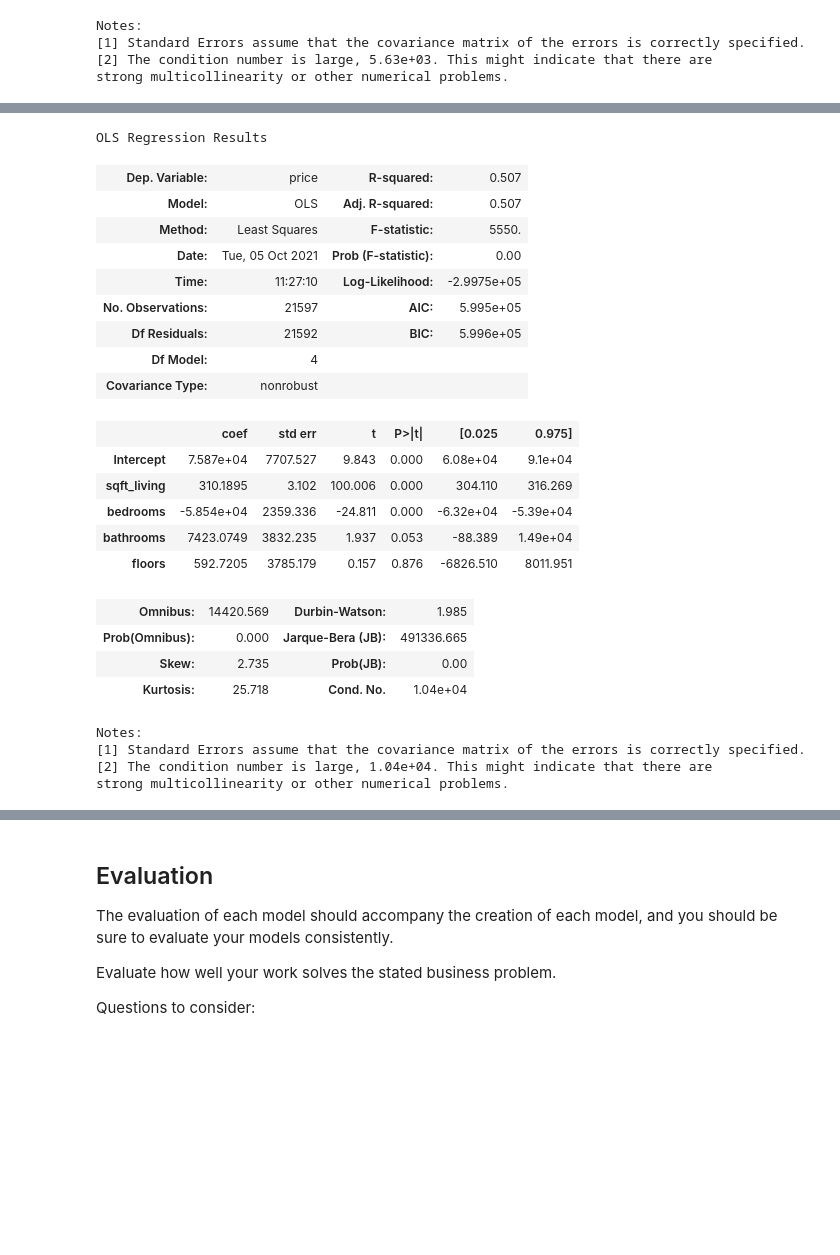
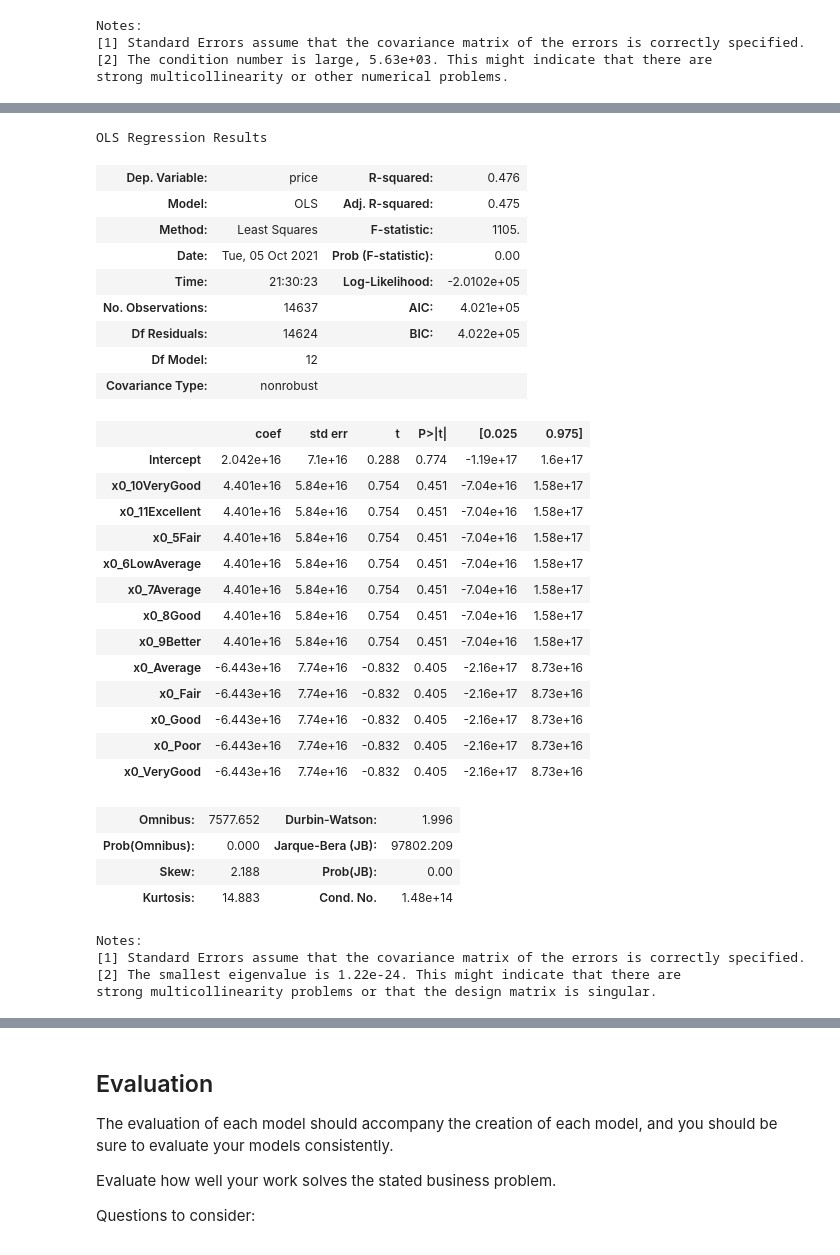
Before and after one commit to Shoemaker703/home_sales_analysis_project, a Jupyter notebook: notebooks/Alex M/Project2AlexM.ipynb, the cells around one changed output, grey strips where cells are left out. Saved outputs shown, nothing was run; the diff lists cells and outputs as text; code cells hidden in the pictures; blank space fills up the shorter version.

```diff
--- a/notebooks/Alex M/Project2AlexM.ipynb
+++ b/notebooks/Alex M/Project2AlexM.ipynb
@@ -54,0 +53,3 @@ df = pd.read_csv('data/kc_house_data_with_distances.csv')
+# %%
+df_train_x = pd.read_csv('../../data/kc_house_data_xtrain_FINAL.csv')
+df_train_y = pd.read_csv('../../data/kc_house_data_ytrain_FINAL.csv')
@@ -64,0 +74,3 @@ df.head()
+# %%
+df_train = df_train_x.join(df_train_y, lsuffix ='Unnamed: 0', rsuffix = 'Unnamed: 0')
+df_train.info()
@@ -65 +95,3 @@ df.head()
+# %%
+df_train.columns = df_train.columns.str.replace(' ', '')
 # %%
@@ -545 +743,4 @@ Notes:
 strong multicollinearity or other numerical problems.
+# %%
+X_cols = list(df_train.columns)
+X_cols[-15:-3]
@@ -546,29 +760,40 @@ strong multicollinearity or other numerical problems.
 # %%
-formula = 'price ~ sqft_living + bedrooms + bathrooms + floors'
-model = ols(formula = formula, data = df).fit()
+formula = 'price ~ '+'+'.join(X_cols[-15:-3])
+model = ols(formula = formula, data = df_train).fit()
 model.summary()
+
+#Condition and grade both do stuff
+# MAKE SURE WE SHOW CLEANING CODE
 # %% [output]
 OLS Regression Results
-| Dep. Variable: | price | R-squared: | 0.507 |
-| Model: | OLS | Adj. R-squared: | 0.507 |
-| Method: | Least Squares | F-statistic: | 5550. |
+| Dep. Variable: | price | R-squared: | 0.476 |
+| Model: | OLS | Adj. R-squared: | 0.475 |
+| Method: | Least Squares | F-statistic: | 1105. |
 | Date: | Tue, 05 Oct 2021 | Prob (F-statistic): | 0.00 |
-| Time: | 11:27:10 | Log-Likelihood: | -2.9975e+05 |
-| No. Observations: | 21597 | AIC: | 5.995e+05 |
-| Df Residuals: | 21592 | BIC: | 5.996e+05 |
-| Df Model: | 4 |  |  |
+| Time: | 21:30:23 | Log-Likelihood: | -2.0102e+05 |
+| No. Observations: | 14637 | AIC: | 4.021e+05 |
+| Df Residuals: | 14624 | BIC: | 4.022e+05 |
+| Df Model: | 12 |  |  |
 | Covariance Type: | nonrobust |  |  |
 |  | coef | std err | t | P>|t| | [0.025 | 0.975] |
-| Intercept | 7.587e+04 | 7707.527 | 9.843 | 0.000 | 6.08e+04 | 9.1e+04 |
-| sqft_living | 310.1895 | 3.102 | 100.006 | 0.000 | 304.110 | 316.269 |
-| bedrooms | -5.854e+04 | 2359.336 | -24.811 | 0.000 | -6.32e+04 | -5.39e+04 |
-| bathrooms | 7423.0749 | 3832.235 | 1.937 | 0.053 | -88.389 | 1.49e+04 |
-| floors | 592.7205 | 3785.179 | 0.157 | 0.876 | -6826.510 | 8011.951 |
+| Intercept | 2.042e+16 | 7.1e+16 | 0.288 | 0.774 | -1.19e+17 | 1.6e+17 |
+| x0_10VeryGood | 4.401e+16 | 5.84e+16 | 0.754 | 0.451 | -7.04e+16 | 1.58e+17 |
+| x0_11Excellent | 4.401e+16 | 5.84e+16 | 0.754 | 0.451 | -7.04e+16 | 1.58e+17 |
+| x0_5Fair | 4.401e+16 | 5.84e+16 | 0.754 | 0.451 | -7.04e+16 | 1.58e+17 |
+| x0_6LowAverage | 4.401e+16 | 5.84e+16 | 0.754 | 0.451 | -7.04e+16 | 1.58e+17 |
+| x0_7Average | 4.401e+16 | 5.84e+16 | 0.754 | 0.451 | -7.04e+16 | 1.58e+17 |
+| x0_8Good | 4.401e+16 | 5.84e+16 | 0.754 | 0.451 | -7.04e+16 | 1.58e+17 |
+| x0_9Better | 4.401e+16 | 5.84e+16 | 0.754 | 0.451 | -7.04e+16 | 1.58e+17 |
+| x0_Average | -6.443e+16 | 7.74e+16 | -0.832 | 0.405 | -2.16e+17 | 8.73e+16 |
+| x0_Fair | -6.443e+16 | 7.74e+16 | -0.832 | 0.405 | -2.16e+17 | 8.73e+16 |
+| x0_Good | -6.443e+16 | 7.74e+16 | -0.832 | 0.405 | -2.16e+17 | 8.73e+16 |
+| x0_Poor | -6.443e+16 | 7.74e+16 | -0.832 | 0.405 | -2.16e+17 | 8.73e+16 |
+| x0_VeryGood | -6.443e+16 | 7.74e+16 | -0.832 | 0.405 | -2.16e+17 | 8.73e+16 |
-| Omnibus: | 14420.569 | Durbin-Watson: | 1.985 |
-| Prob(Omnibus): | 0.000 | Jarque-Bera (JB): | 491336.665 |
-| Skew: | 2.735 | Prob(JB): | 0.00 |
-| Kurtosis: | 25.718 | Cond. No. | 1.04e+04 |
+| Omnibus: | 7577.652 | Durbin-Watson: | 1.996 |
+| Prob(Omnibus): | 0.000 | Jarque-Bera (JB): | 97802.209 |
+| Skew: | 2.188 | Prob(JB): | 0.00 |
+| Kurtosis: | 14.883 | Cond. No. | 1.48e+14 |
 Notes:
 [1] Standard Errors assume that the covariance matrix of the errors is correctly specified.
-[2] The condition number is large, 1.04e+04. This might indicate that there are
-strong multicollinearity or other numerical problems.
+[2] The smallest eigenvalue is 1.22e-24. This might indicate that there are
+strong multicollinearity problems or that the design matrix is singular.
```
Also changed, not shown: parts of 20 cells of this notebook, 2 other files.
